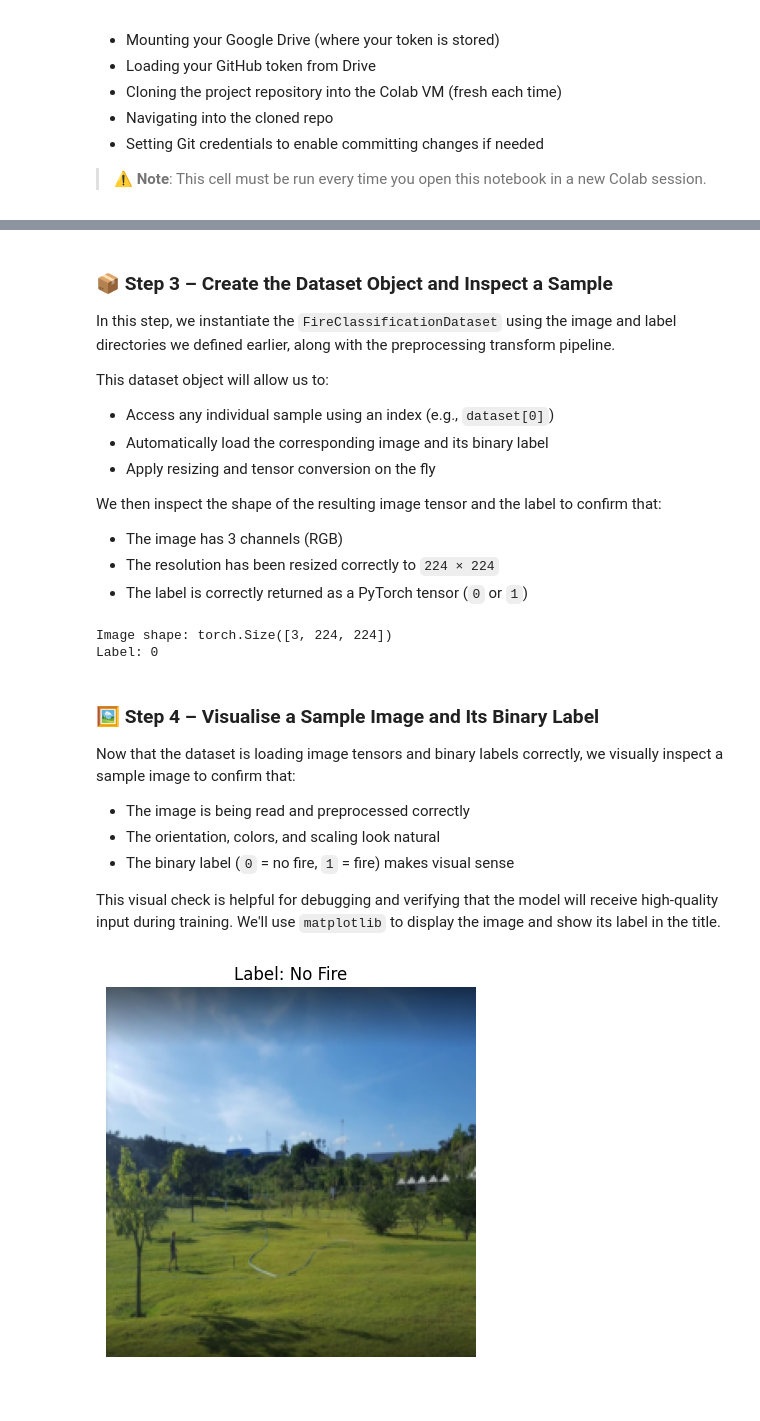
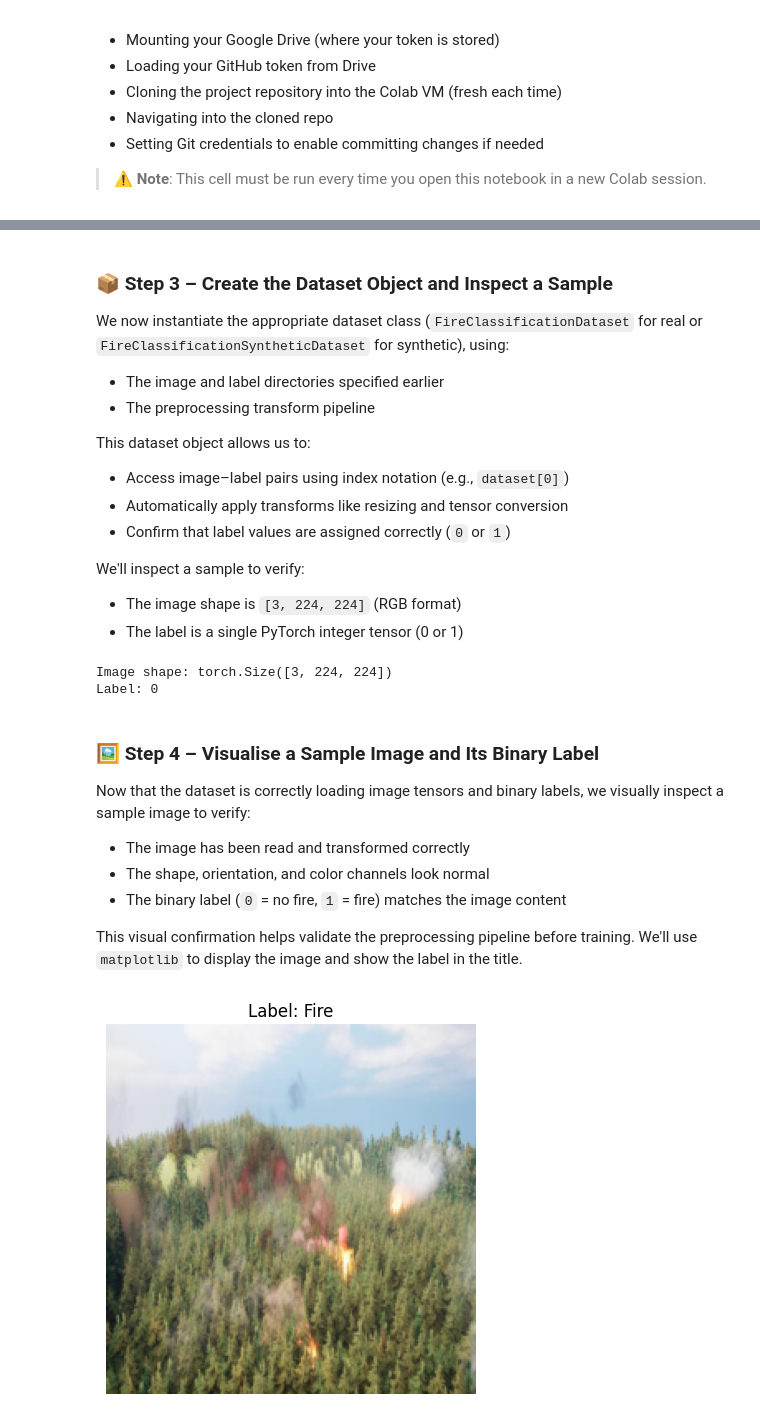
Before and after one commit to Misharasapu/fire-detection-dissertation, a Jupyter notebook: notebooks/02_data_preprocessing.ipynb, the cells around one changed output, grey strips where cells are left out. Drawn from its saved outputs; the diff is of its cells as text; code cells hidden in the pictures; blank space fills up the shorter version.

Commit message:
Update 02_data_preprocessing notebook: refactored for synthetic dataset compatibility

```diff
--- a/notebooks/02_data_preprocessing.ipynb
+++ b/notebooks/02_data_preprocessing.ipynb
@@ -92,67 +121,78 @@ These transforms are passed into the dataset class and applied **on-the-fly** du
 # %%
-from utils.fire_classification_dataset import FireClassificationDataset
+from utils.fire_classification_dataset import FireClassificationDataset, FireClassificationSyntheticDataset
 from torchvision import transforms
 
-# Define transforms to resize and convert images to tensors
+# Select the correct dataset class based on mode
+if dataset_mode == "real":
+    DatasetClass = FireClassificationDataset
+elif dataset_mode == "synthetic":
+    DatasetClass = FireClassificationSyntheticDataset
+else:
+    raise ValueError("Invalid dataset mode")
+
+# Define image transforms
 transform = transforms.Compose([
-    transforms.Resize((224, 224)),  # Resize to 224x224 for ResNet
-    transforms.ToTensor()           # Convert to [C, H, W] tensor in [0, 1] range
+    transforms.Resize((224, 224)),  # Required input size for ResNet-50
+    transforms.ToTensor()           # Converts PIL Image to PyTorch Tensor in [0, 1]
 ])
 # %% [markdown]
 ### 📦 Step 3 – Create the Dataset Object and Inspect a Sample
 
-In this step, we instantiate the `FireClassificationDataset` using the image and label directories we defined earlier, along with the preprocessing transform pipeline.
+We now instantiate the appropriate dataset class (`FireClassificationDataset` for real or `FireClassificationSyntheticDataset` for synthetic), using:
 
-This dataset object will allow us to:
-- Access any individual sample using an index (e.g., `dataset[0]`)
-- Automatically load the corresponding image and its binary label
-- Apply resizing and tensor conversion on the fly
+- The image and label directories specified earlier
+- The preprocessing transform pipeline
 
-We then inspect the shape of the resulting image tensor and the label to confirm that:
-- The image has 3 channels (RGB)
-- The resolution has been resized correctly to `224 × 224`
-- The label is correctly returned as a PyTorch tensor (`0` or `1`)
+This dataset object allows us to:
+- Access image–label pairs using index notation (e.g., `dataset[0]`)
+- Automatically apply transforms like resizing and tensor conversion
+- Confirm that label values are assigned correctly (`0` or `1`)
+
+We'll inspect a sample to verify:
+- The image shape is `[3, 224, 224]` (RGB format)
+- The label is a single PyTorch integer tensor (0 or 1)
 # %%
-# Create the dataset object
-dataset = FireClassificationDataset(
+# Create dataset object using the selected dataset class
+dataset = DatasetClass(
     image_dir=image_dir,
     label_dir=label_dir,
     transform=transform
 )
 
-# Load the first sample (image and label)
-image, label = dataset[16000]
+# Load a sample image-label pair
+sample_index = 3500  # Change this to inspect other samples
+image, label = dataset[sample_index]
 
-# Display tensor shape and label
-print("Image shape:", image.shape)       # Expected: [3, 224, 224]
-print("Label:", label.item())            # Expected: 0 or 1
+# Check shape and label
+print("Image shape:", image.shape)  # Should be [3, 224, 224]
+print("Label:", label.item())       # Should be 0 or 1
 # %% [output]
 Image shape: torch.Size([3, 224, 224])
 Label: 0
 # %% [markdown]
 ### 🖼️ Step 4 – Visualise a Sample Image and Its Binary Label
 
-Now that the dataset is loading image tensors and binary labels correctly, we visually inspect a sample image to confirm that:
+Now that the dataset is correctly loading image tensors and binary labels, we visually inspect a sample image to verify:
 
-- The image is being read and preprocessed correctly
-- The orientation, colors, and scaling look natural
-- The binary label (`0` = no fire, `1` = fire) makes visual sense
+- The image has been read and transformed correctly
+- The shape, orientation, and color channels look normal
+- The binary label (`0` = no fire, `1` = fire) matches the image content
 
-This visual check is helpful for debugging and verifying that the model will receive high-quality input during training. We'll use `matplotlib` to display the image and show its label in the title.
+This visual confirmation helps validate the preprocessing pipeline before training. We'll use `matplotlib` to display the image and show the label in the title.
 # %%
 import matplotlib.pyplot as plt
 
-# Choose a sample index to display
-index = 11000
+# Select an index to preview
+index = 2800  # Adjust this depending on dataset size
 image, label = dataset[index]
 
-# Permute image dimensions from [C, H, W] to [H, W, C] for visualization
+# Convert image from tensor [C, H, W] to [H, W, C] for plotting
 image_np = image.permute(1, 2, 0)
 
-# Plot the image
+# Display the image and label
 plt.imshow(image_np)
 plt.title(f"Label: {'Fire' if label.item() == 1 else 'No Fire'}")
 plt.axis('off')
 plt.show()
 # %% [output]
-[figure, old version]
+[figure, new version]
```
Also changed, not shown: parts of 7 cells of this notebook.
